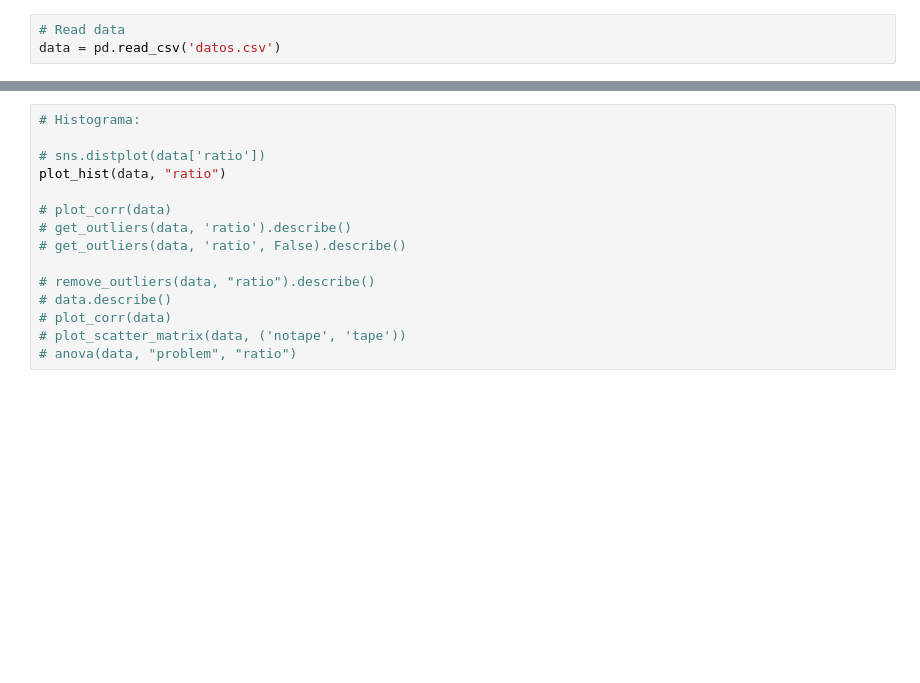
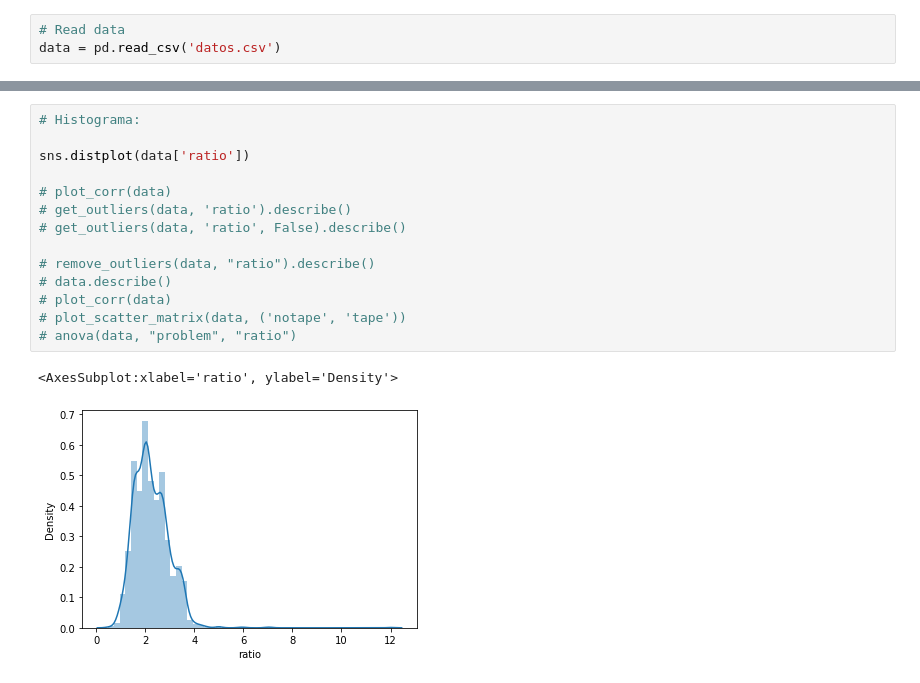
Before and after one commit to luisoibarra/vrp-information-retrieval, a Jupyter notebook: analisis.ipynb, the cells around one changed output, grey strips where cells are left out. Saved outputs shown, nothing was run; the diff lists cells and outputs as text; blank space fills up the shorter version.

```diff
--- a/analisis.ipynb
+++ b/analisis.ipynb
@@ -140,18 +163,20 @@ describe(data)
 # %%
 # Histograma:
 
-# sns.distplot(data['ratio'])
-plot_hist(data, "ratio")
+sns.distplot(data['ratio'])
 
 # plot_corr(data)
 # get_outliers(data, 'ratio').describe()
 # get_outliers(data, 'ratio', False).describe()
 
 # remove_outliers(data, "ratio").describe()
 # data.describe()
 # plot_corr(data)
 # plot_scatter_matrix(data, ('notape', 'tape'))
 # anova(data, "problem", "ratio")
+# %% [output]
+<AxesSubplot:xlabel='ratio', ylabel='Density'>
+[figure, added]
 # %%
 # Asimetría y curtosis:
 
```
Also changed, not shown: parts of 7 cells of this notebook, 2 other files.
